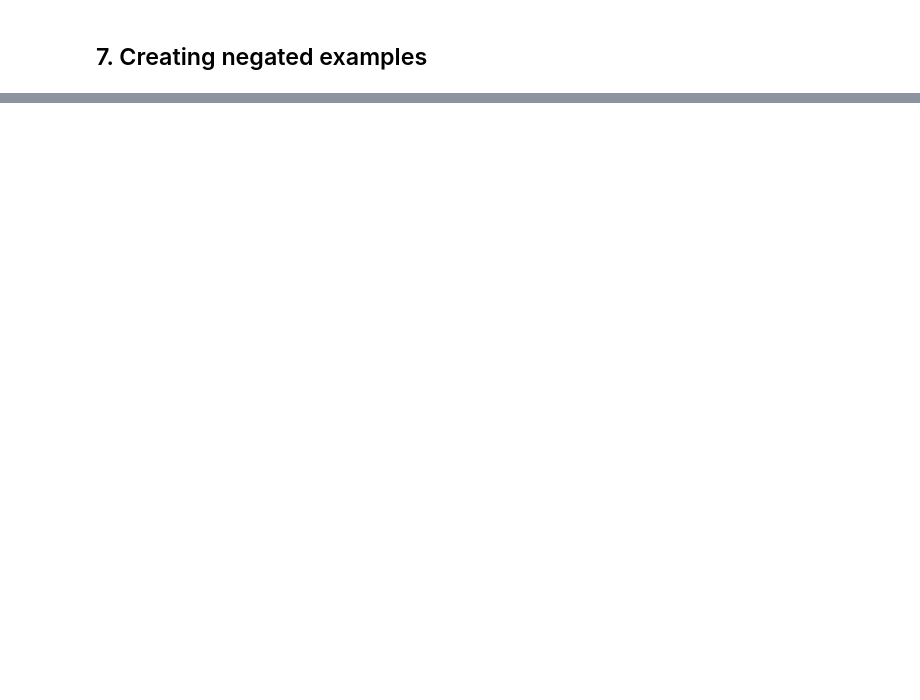
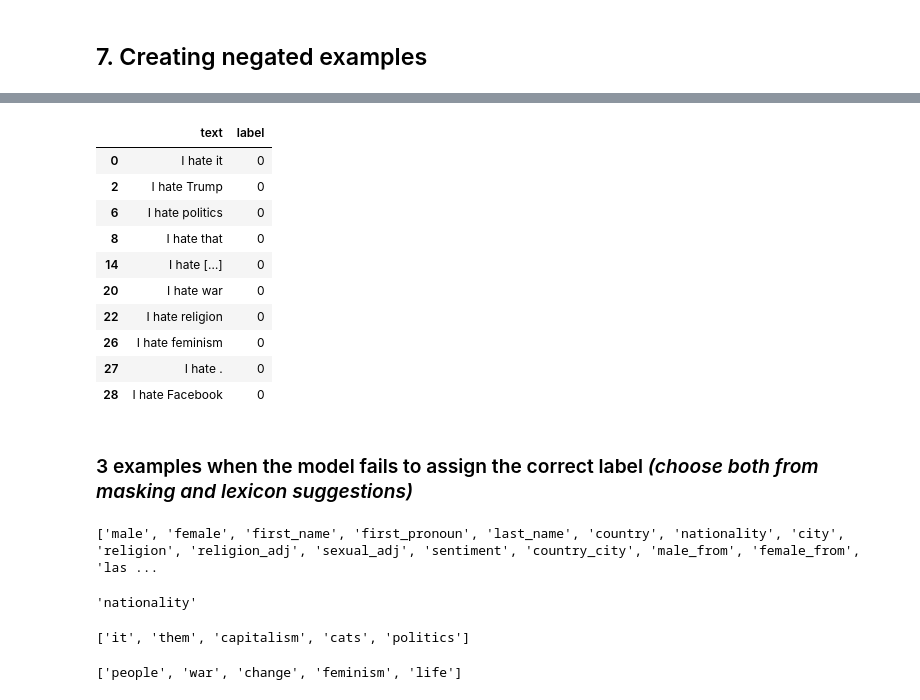
Before and after one commit to melisnv/natural-language-processing-projects, a Jupyter notebook: Assignment II NLP/error_analysis_with_checklist.ipynb, the cells around one changed output, grey strips where cells are left out. Saved outputs shown, nothing was run; the diff lists cells and outputs as text; code cells hidden in the pictures; blank space fills up the shorter version.

Commit message:
adds masking with examples

```diff
--- a/Assignment II NLP/error_analysis_with_checklist.ipynb
+++ b/Assignment II NLP/error_analysis_with_checklist.ipynb
@@ -416,0 +481,3 @@ successful_neg_examples
+# %%
+hatemask_df = pd.DataFrame({'text':hate_mask,'label':hatemask_predictions})
+hatemask_df.head()
@@ -416,0 +568,32 @@ successful_neg_examples
+# %%
+hatemask_df[hatemask_df['label'] == 0].head(10)
+# %% [output]
+|  | text | label |
+| 0 | I hate it | 0 |
+| 2 | I hate Trump | 0 |
+| 6 | I hate politics | 0 |
+| 8 | I hate that | 0 |
+| 14 | I hate […] | 0 |
+| 20 | I hate war | 0 |
+| 22 | I hate religion | 0 |
+| 26 | I hate feminism | 0 |
+| 27 | I hate . | 0 |
+| 28 | I hate Facebook | 0 |
+# %% [markdown]
+### 3 examples when the model fails to assign the correct label *(choose both from masking and lexicon suggestions)*
+# %%
+print(list(editor.lexicons.keys()))
+# %% [output]
+['male', 'female', 'first_name', 'first_pronoun', 'last_name', 'country', 'nationality', 'city', 'religion', 'religion_adj', 'sexual_adj', 'sentiment', 'country_city', 'male_from', 'female_from', 'las ...
+# %%
+list(editor.lexicons.keys())[6]
+# %% [output]
+'nationality'
+# %%
+editor.suggest('I hate {mask}.')[:5]
+# %% [output]
+['it', 'them', 'capitalism', 'cats', 'politics']
+# %%
+editor.related_words('I hate Canadian.', 'Canadian')[:5]
+# %% [output]
+['people', 'war', 'change', 'feminism', 'life']
```
Also changed, not shown: parts of 39 cells of this notebook.
